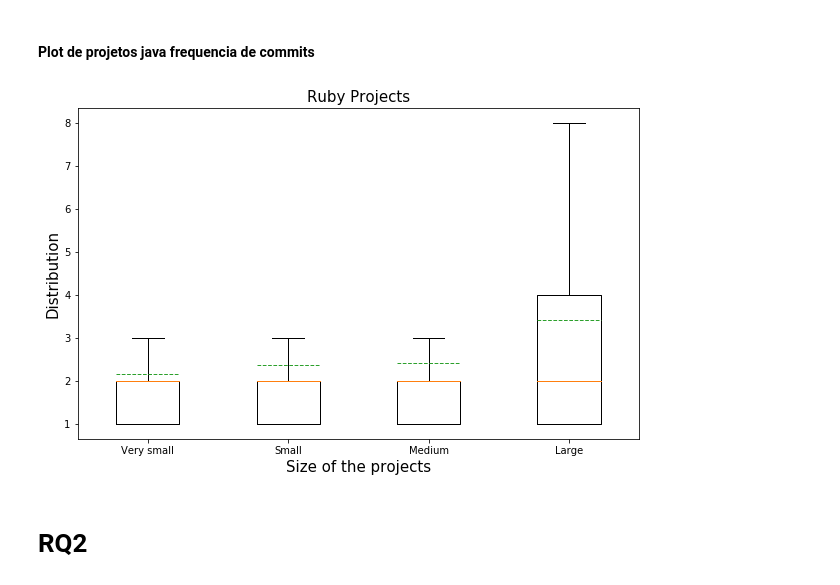
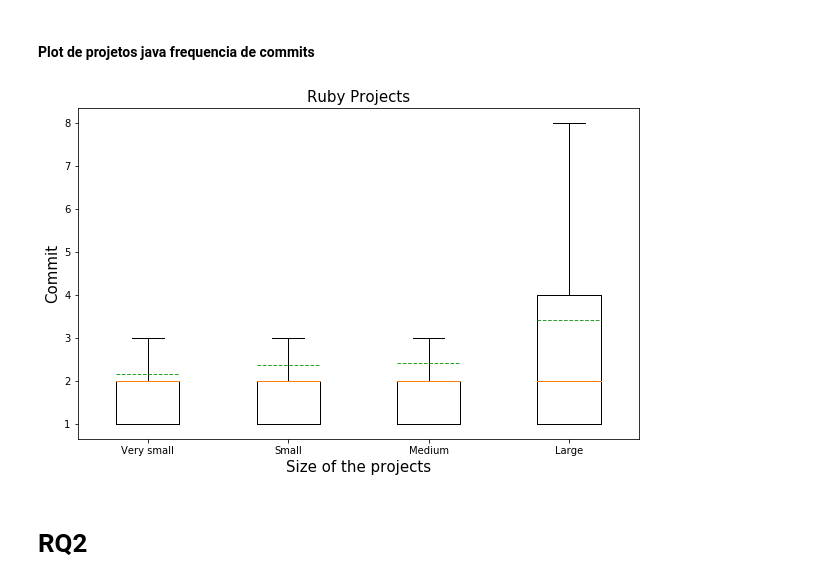
Before and after one commit to wagnernegrao/ci-analysis, a Jupyter notebook: src/project_size_week_frequency.ipynb, the cells around one changed output. Cells and saved outputs as stored; diff of their text form; code cells hidden in the pictures.

```diff
--- a/src/project_size_week_frequency.ipynb
+++ b/src/project_size_week_frequency.ipynb
@@ -3,7 +3,7 @@ import pandas as pd
 import numpy as np
 import matplotlib.pyplot as plt
 # %%
-FILE = '~/GitHub/ci-analysis/travistorrent_11_1_2017.csv.gz'
+FILE = '~/GitHub/ci-analysis/travistorrent_11_1_2017.csv'
 # %%
 dataset = pd.read_csv(FILE, sep=',', engine='c',usecols=['gh_team_size',
                                                          'tr_build_id',
@@ -848,36 +939,36 @@ df_medium = df.loc[(df['gh_sloc'] < 100000)]
 df_medium = df_medium.loc[(df_medium['gh_sloc'] > 10000)]
 
 medium = df_medium.gh_num_commits_in_push.tolist()
 
 #acima de 100.000 linhas
 df_large = df.loc[(df['gh_sloc'] > 100000)]
 
 large = df_large.gh_num_commits_in_push.tolist()
 
 
 
 ###### plot bar #######
 data=[very_small, small, medium, large]
 
 fig, ax = plt.subplots()
 
 fig.subplots_adjust(left=0.08, right=1.38, bottom=0.05, top=1.2, hspace=0.4, wspace=0.3)
 #fig.subplots_adjust(left=0.15, right=.98, bottom=0.22, top=.9, hspace=0.6, wspace=0.6)
 
 ax.set_title('Ruby Projects', fontsize=15)
 ax.set_xlabel('Size of the projects', fontsize=15)
-ax.set_ylabel('Distribution', fontsize=15)
+ax.set_ylabel('Commit', fontsize=15)
 
 ax.set_axisbelow(True)
 
 
 ax.boxplot(data,0,'', showmeans=True, meanline=True, labels=['Very small', 'Small', 'Medium', 'Large']) # boxplot sem outlier points
 
 
-#plt.savefig('size_project_ruby.eps', format='eps', dpi = 300,  bbox_inches='tight')
+plt.savefig('size_project_ruby.eps', format='eps', dpi = 300,  bbox_inches='tight')
 plt.show()
 # %% [output]
-[figure, old version]
+[figure, new version]
 # %% [markdown]
 # RQ2
 # %% [markdown]
```
Also changed, not shown: parts of 51 cells of this notebook.
